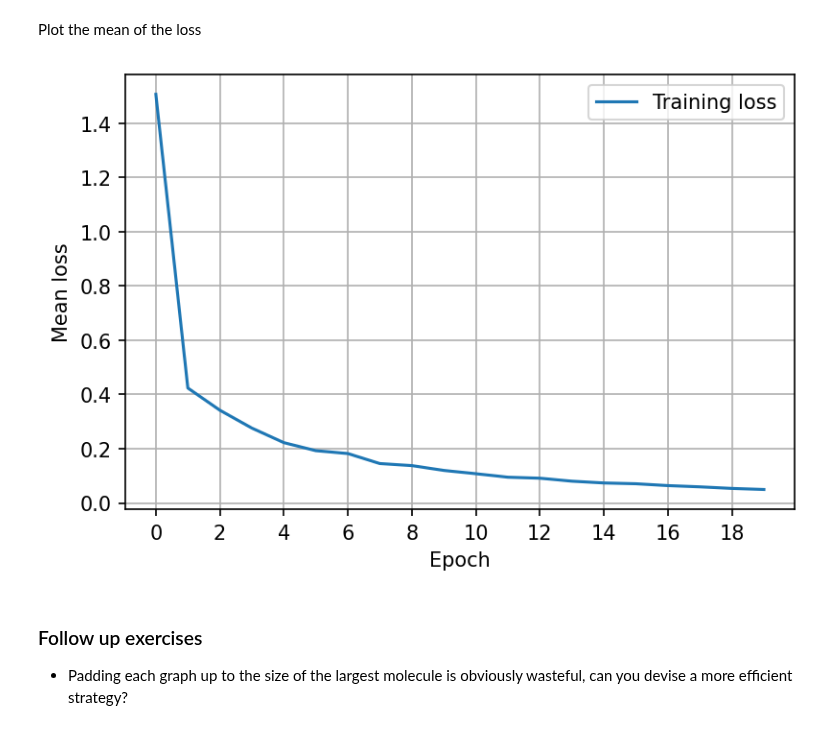
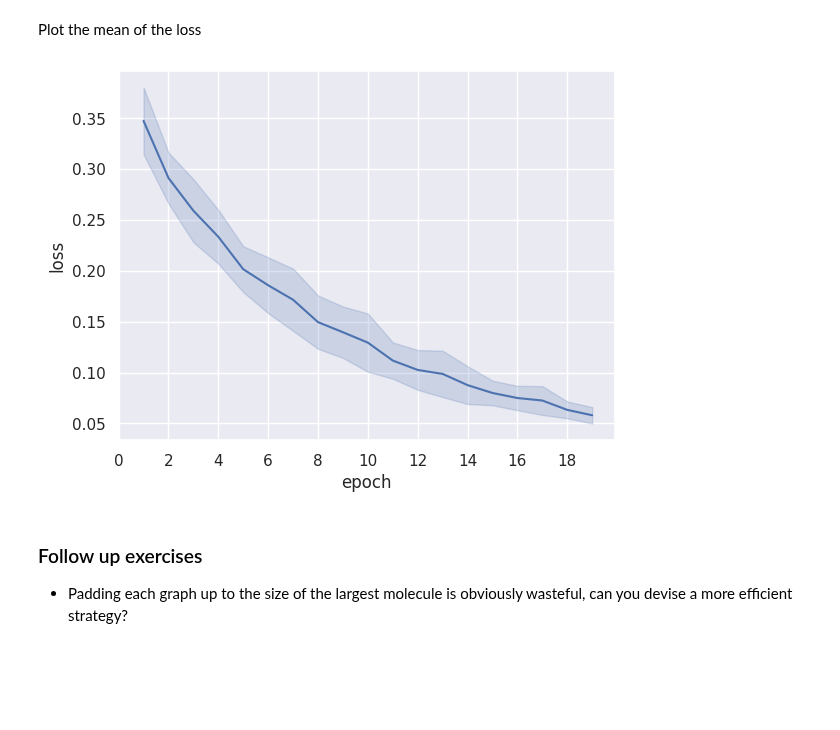
Before and after one commit to gradient-ai/Graphcore-Pytorch, a Jupyter notebook: get-started/PyG-SchNetGNN.ipynb, the cells around one changed output. Cells and saved outputs as stored; diff of their text form; code cells hidden in the pictures; blank space fills up the shorter version.

```diff
--- a/get-started/PyG-SchNetGNN.ipynb
+++ b/get-started/PyG-SchNetGNN.ipynb
@@ -644,26 +555,58 @@ options.replicationFactor(replication_factor)
 options.Training.gradientAccumulation(gradient_accumulation);
 # %% [markdown]
 Create the SchNet model and train it using the selected hyperparameters.
+# %%
+class TrainingModule(torch.nn.Module):
+
+    def __init__(self, module, loss, batch_size) -> None:
+        super().__init__()
+        self.model = to_fixed_size(module=module, batch_size=batch_size)
+        self.loss = loss
+
+    def forward(self, *args):
+        args = [t.squeeze(0) for t in args]
+        model_args, target = args[0:-1], args[-1]
+        prediction = self.model(*model_args).view(-1)
+        loss = self.loss(prediction, target)
+        return prediction, loss
+
+
+def mse_loss(input, target):
+    """
+    Calculates the mean squared error
+
+    This loss assumes that zeros are used as padding on the target so that
+    the count can be derived from the number of non-zero elements.
+    """
+    loss = F.mse_loss(input, target, reduction="sum")
+    N = (target != 0.0).to(loss.dtype).sum()
+    loss = loss / N
+    return poptorch.identity_loss(loss, reduction="none")
 # %%
 train_loader = create_dataloader(train_dataset,
                                  options,
                                  batch_size,
                                  shuffle=True,
                                  num_workers=num_dataloader_workers)
-model = SchNet(cutoff=cutoff, batch_size=batch_size)
+
+torch.manual_seed(0)
+knn_graph = KNNInteractionGraph(cutoff=cutoff, k=32)
+model = SchNet(cutoff=cutoff, interaction_graph=knn_graph)
 model.train()
+model = TrainingModule(model, mse_loss, batch_size=batch_size)
 optimizer = poptorch.optim.AdamW(model.parameters(), lr=learning_rate)
 model = poptorch.trainingModel(model, options, optimizer)
 # %% [markdown]
 Train the model and log the mean loss from each batch.
 # %%
-train_losses = torch.empty(num_epochs, len(train_loader))
+train = []
 
 for epoch in range(num_epochs):
     bar = tqdm(train_loader)
     for i, data in enumerate(bar):
         _, mini_batch_loss = model(*data)
-        train_losses[epoch, i] = mini_batch_loss.mean()
+        loss = float(mini_batch_loss.mean())
+        train.append({'epoch': epoch, 'step': i, 'loss': loss})
         bar.set_description(
-            f"Epoch {epoch} training loss: {train_losses[epoch, i].item():0.6f}")
+            f"Epoch {epoch} training loss: {loss:0.6f}")
 # %% [output]
@@ -671,15 +614,11 @@ for epoch in range(num_epochs):
 # %% [markdown]
 Plot the mean of the loss
-# %%
-plt.plot(train_losses.mean(dim=1))
-plt.xlabel("Epoch")
-plt.ylabel("Mean loss")
-plt.legend(["Training loss"])
-plt.grid(True)
-plt.xticks(torch.arange(0, num_epochs, 2))
-plt.gcf().set_dpi(150)
-# %% [output]
-[figure, removed]
+# %%
+df = pd.DataFrame(train)
+g = sns.lineplot(data=df[df.epoch > 0], x='epoch', y='loss', errorbar='sd')
+g.set_xticks(range(0, 20, 2));
+# %% [output]
+[figure, added]
 # %% [markdown]
 ### Follow up exercises
 * Padding each graph up to the size of the largest molecule is obviously wasteful, can you devise a more efficient strategy?
```
Also changed, not shown: parts of 30 cells of this notebook, 1 other file.
